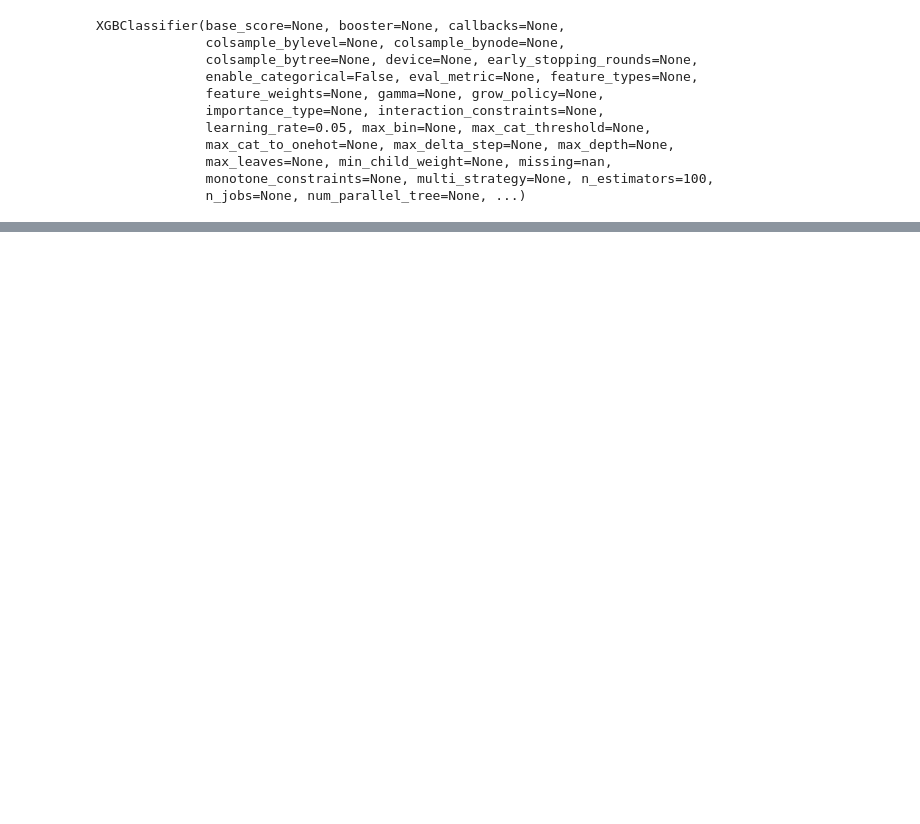
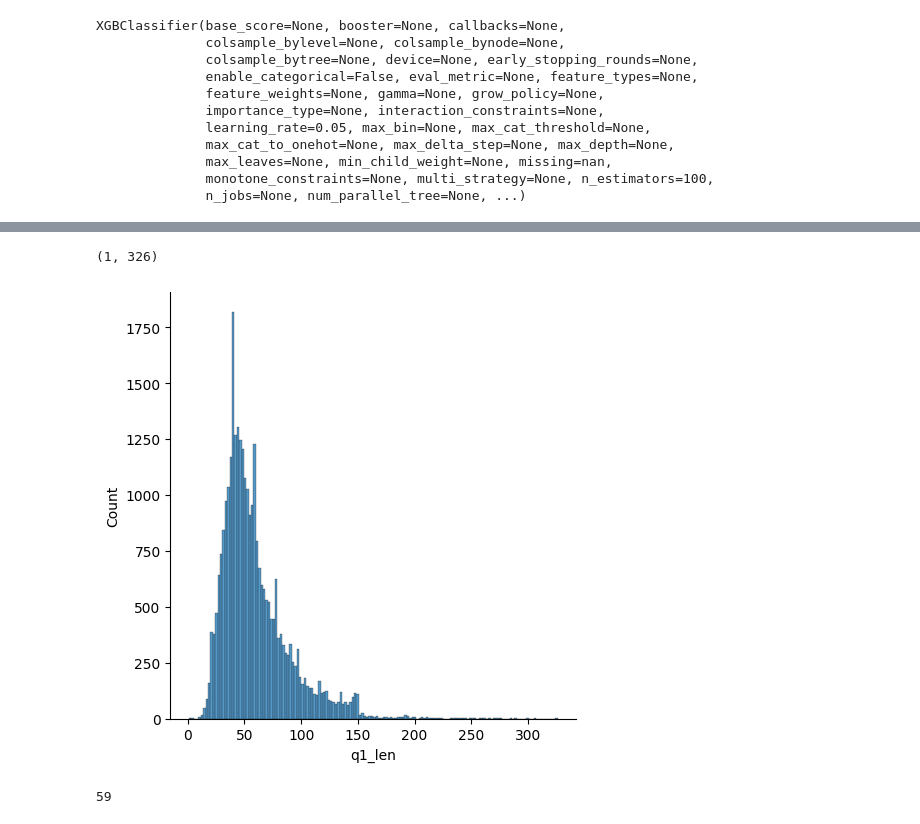
Before and after one commit to SakshamBansal753/Projects-of-Deep-Learning, a Jupyter notebook: NLP/Duplicate_question_answer_quora.ipynb, the cells around one changed output, grey strips where cells are left out. Saved outputs shown, nothing was run; the diff lists cells and outputs as text; code cells hidden in the pictures; blank space fills up the shorter version.

```diff
--- a/NLP/Duplicate_question_answer_quora.ipynb
+++ b/NLP/Duplicate_question_answer_quora.ipynb
@@ -273,0 +302,3 @@ accuracy_score(y_test,y_pred)
+# %%
+df["q1_no_word"]=df["question1"].apply(lambda row:len(row.split(" ")))
+df["q2_no_word"]=df["question2"].apply(lambda row:len(row.split(" ")))
@@ -273,0 +314,7 @@ accuracy_score(y_test,y_pred)
+# %%
+def common(row):
+  w1=set(map(lambda word:word.lower().strip(),row["question1"].split(" ")))
+  w2=set(map(lambda word:word.lower().strip(),row["question2"].split(" ")))
+  return len(w1 & w2)
+df["common"]=df.apply(common,axis=1)
+df.head()
@@ -273,0 +328,7 @@ accuracy_score(y_test,y_pred)
+# %%
+def total(row):
+  w1=set(map(lambda word: word.lower().strip(),row["question1"].split(" ")))
+  w2=set(map(lambda word: word.lower().strip(),row["question2"].split(" ")))
+  return (len(w1)+len(w2))
+df["word_total"]=df.apply(total,axis=1)
+df.head()
@@ -273,0 +342,3 @@ accuracy_score(y_test,y_pred)
+# %%
+df["word_share"]=round(df["common"]/df["word_total"],2)
+df.head()
@@ -273,0 +352,10 @@ accuracy_score(y_test,y_pred)
+# %%
+sns.displot(df["q1_len"])
+df["q1_len"].min(),df["q1_len"].max()
+# %% [output]
+(1, 326)
+[figure, added]
+# %%
+print(int(df["q1_len"].mean()))
+# %% [output]
+59
```
Also changed, not shown: parts of 29 cells of this notebook.
